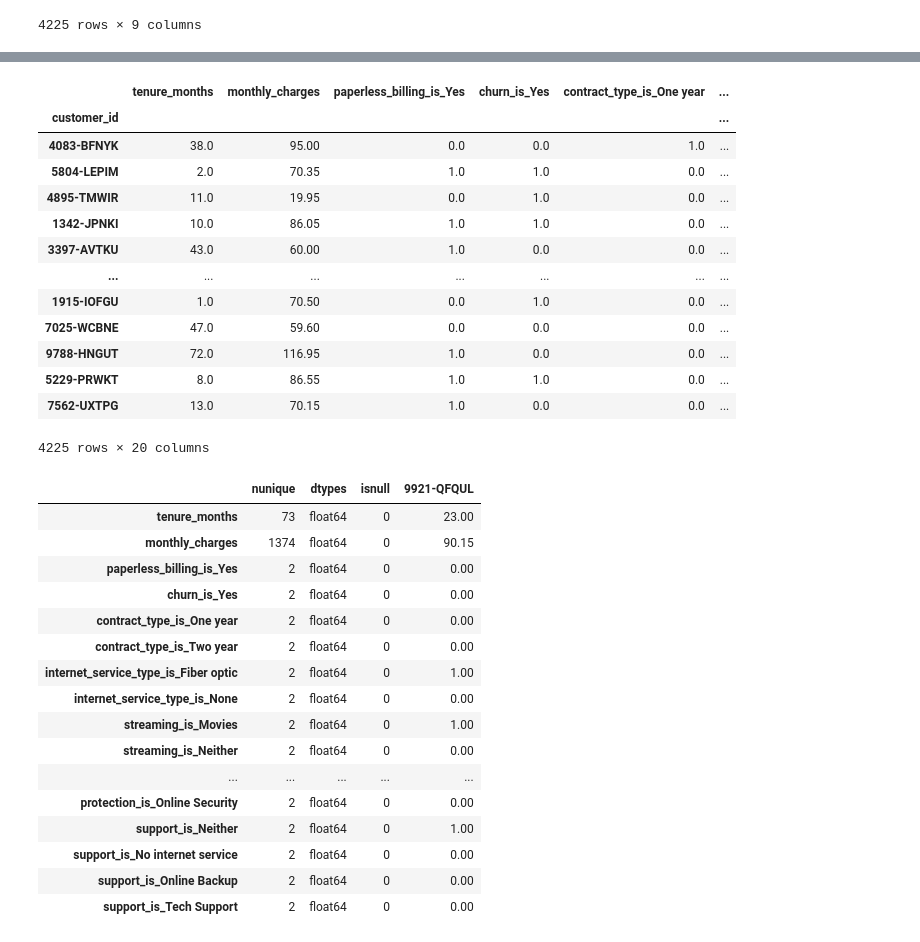
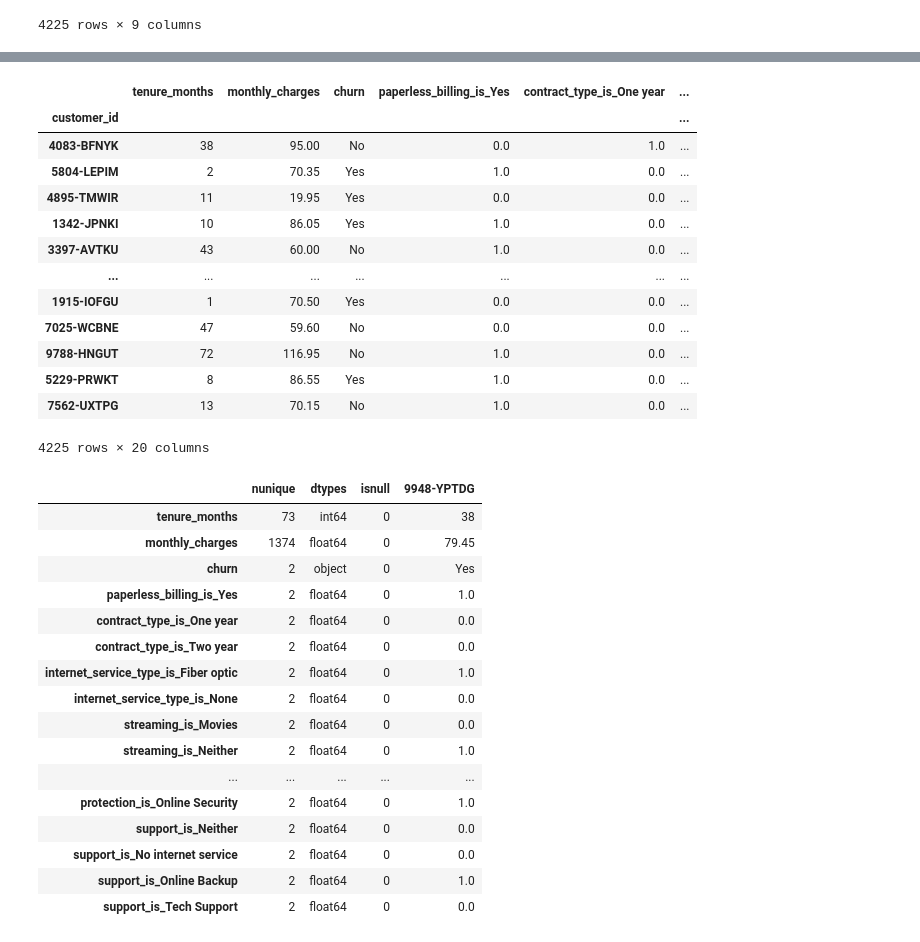
Before and after one commit to Michael-Nelson361/Telco_Report, a Jupyter notebook: modeling.ipynb, the cells around one changed output, grey strips where cells are left out. Drawn from its saved outputs; the diff is of its cells as text; code cells hidden in the pictures.

Commit message:
Began working on decision tree modeling

```diff
--- a/modeling.ipynb
+++ b/modeling.ipynb
@@ -182,42 +190,42 @@ acquire.df_info(f_train)
 # %%
 # encode dataset
-model.encode_df(f_train)
+model.encode_df(f_train,'churn')
 # %% [output]
-|  | tenure_months | monthly_charges | paperless_billing_is_Yes | churn_is_Yes | contract_type_is_One year | ... |
+|  | tenure_months | monthly_charges | churn | paperless_billing_is_Yes | contract_type_is_One year | ... |
 | customer_id |  |  |  |  |  | ... |
-| 4083-BFNYK | 38.0 | 95.00 | 0.0 | 0.0 | 1.0 | ... |
-| 5804-LEPIM | 2.0 | 70.35 | 1.0 | 1.0 | 0.0 | ... |
-| 4895-TMWIR | 11.0 | 19.95 | 0.0 | 1.0 | 0.0 | ... |
-| 1342-JPNKI | 10.0 | 86.05 | 1.0 | 1.0 | 0.0 | ... |
-| 3397-AVTKU | 43.0 | 60.00 | 1.0 | 0.0 | 0.0 | ... |
+| 4083-BFNYK | 38 | 95.00 | No | 0.0 | 1.0 | ... |
+| 5804-LEPIM | 2 | 70.35 | Yes | 1.0 | 0.0 | ... |
+| 4895-TMWIR | 11 | 19.95 | Yes | 0.0 | 0.0 | ... |
+| 1342-JPNKI | 10 | 86.05 | Yes | 1.0 | 0.0 | ... |
+| 3397-AVTKU | 43 | 60.00 | No | 1.0 | 0.0 | ... |
 | ... | ... | ... | ... | ... | ... | ... |
-| 1915-IOFGU | 1.0 | 70.50 | 0.0 | 1.0 | 0.0 | ... |
-| 7025-WCBNE | 47.0 | 59.60 | 0.0 | 0.0 | 0.0 | ... |
-| 9788-HNGUT | 72.0 | 116.95 | 1.0 | 0.0 | 0.0 | ... |
-| 5229-PRWKT | 8.0 | 86.55 | 1.0 | 1.0 | 0.0 | ... |
-| 7562-UXTPG | 13.0 | 70.15 | 1.0 | 0.0 | 0.0 | ... |
+| 1915-IOFGU | 1 | 70.50 | Yes | 0.0 | 0.0 | ... |
+| 7025-WCBNE | 47 | 59.60 | No | 0.0 | 0.0 | ... |
+| 9788-HNGUT | 72 | 116.95 | No | 1.0 | 0.0 | ... |
+| 5229-PRWKT | 8 | 86.55 | Yes | 1.0 | 0.0 | ... |
+| 7562-UXTPG | 13 | 70.15 | No | 1.0 | 0.0 | ... |
 4225 rows × 20 columns
 # %%
-encoded = e_train,e_validate,e_test = [model.encode_df(set_) for set_ in filtered]
+encoded = e_train,e_validate,e_test = [model.encode_df(set_,'churn') for set_ in filtered]
 
 acquire.df_info(e_train)
 # %% [output]
-|  | nunique | dtypes | isnull | 9921-QFQUL |
-| tenure_months | 73 | float64 | 0 | 23.00 |
-| monthly_charges | 1374 | float64 | 0 | 90.15 |
-| paperless_billing_is_Yes | 2 | float64 | 0 | 0.00 |
-| churn_is_Yes | 2 | float64 | 0 | 0.00 |
-| contract_type_is_One year | 2 | float64 | 0 | 0.00 |
-| contract_type_is_Two year | 2 | float64 | 0 | 0.00 |
-| internet_service_type_is_Fiber optic | 2 | float64 | 0 | 1.00 |
-| internet_service_type_is_None | 2 | float64 | 0 | 0.00 |
-| streaming_is_Movies | 2 | float64 | 0 | 1.00 |
-| streaming_is_Neither | 2 | float64 | 0 | 0.00 |
+|  | nunique | dtypes | isnull | 9948-YPTDG |
+| tenure_months | 73 | int64 | 0 | 38 |
+| monthly_charges | 1374 | float64 | 0 | 79.45 |
+| churn | 2 | object | 0 | Yes |
+| paperless_billing_is_Yes | 2 | float64 | 0 | 1.0 |
+| contract_type_is_One year | 2 | float64 | 0 | 0.0 |
+| contract_type_is_Two year | 2 | float64 | 0 | 0.0 |
+| internet_service_type_is_Fiber optic | 2 | float64 | 0 | 1.0 |
+| internet_service_type_is_None | 2 | float64 | 0 | 0.0 |
+| streaming_is_Movies | 2 | float64 | 0 | 0.0 |
+| streaming_is_Neither | 2 | float64 | 0 | 1.0 |
 | ... | ... | ... | ... | ... |
-| protection_is_Online Security | 2 | float64 | 0 | 0.00 |
-| support_is_Neither | 2 | float64 | 0 | 1.00 |
-| support_is_No internet service | 2 | float64 | 0 | 0.00 |
-| support_is_Online Backup | 2 | float64 | 0 | 0.00 |
-| support_is_Tech Support | 2 | float64 | 0 | 0.00 |
+| protection_is_Online Security | 2 | float64 | 0 | 1.0 |
+| support_is_Neither | 2 | float64 | 0 | 0.0 |
+| support_is_No internet service | 2 | float64 | 0 | 0.0 |
+| support_is_Online Backup | 2 | float64 | 0 | 1.0 |
+| support_is_Tech Support | 2 | float64 | 0 | 0.0 |
 # %%
 # split X sets
```
Also changed, not shown: parts of 22 cells of this notebook.
